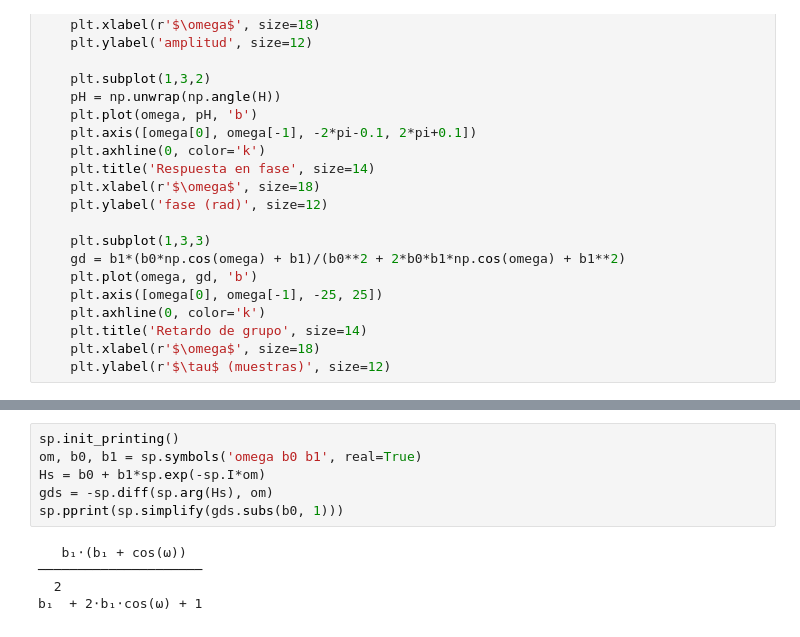
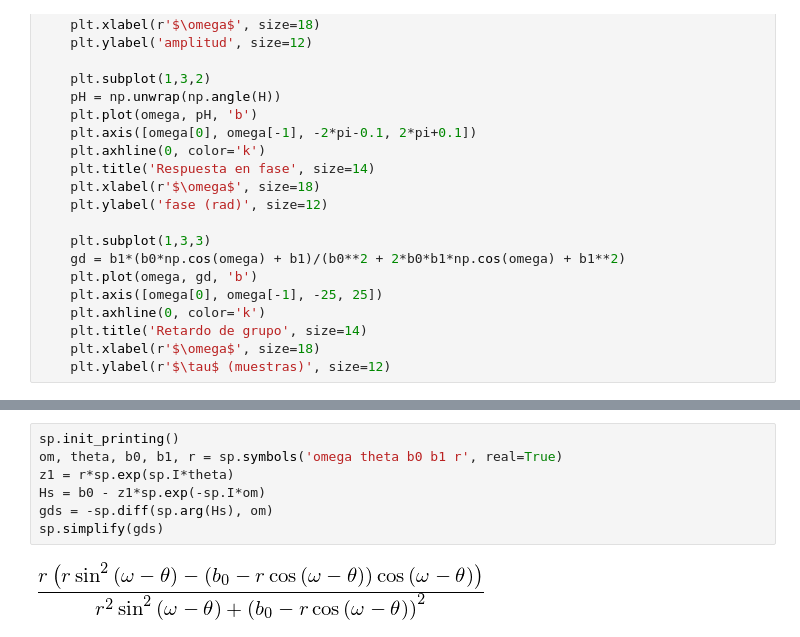
Before and after one commit to j3parera/skdsp, a Jupyter notebook: scikit-dsp/jupyter/filtros1.ipynb, the cells around one changed output, grey strips where cells are left out. Saved outputs shown, nothing was run; the diff lists cells and outputs as text.

```diff
--- a/scikit-dsp/jupyter/filtros1.ipynb
+++ b/scikit-dsp/jupyter/filtros1.ipynb
@@ -49,11 +53,9 @@ interact(f1, b0=(-1, 1, 0.05), b1=(-1, 1, 0.05))
 # %%
 sp.init_printing()
-om, b0, b1 = sp.symbols('omega b0 b1', real=True)
-Hs = b0 + b1*sp.exp(-sp.I*om)
+om, theta, b0, b1, r = sp.symbols('omega theta b0 b1 r', real=True)
+z1 = r*sp.exp(sp.I*theta)
+Hs = b0 - z1*sp.exp(-sp.I*om)
 gds = -sp.diff(sp.arg(Hs), om)
-sp.pprint(sp.simplify(gds.subs(b0, 1)))
+sp.simplify(gds)
 # %% [output]
-   b₁⋅(b₁ + cos(ω))
-─────────────────────
-  2
-b₁  + 2⋅b₁⋅cos(ω) + 1
+[figure, added]
```
Also changed, not shown: parts of 3 cells of this notebook, 3 other files.
